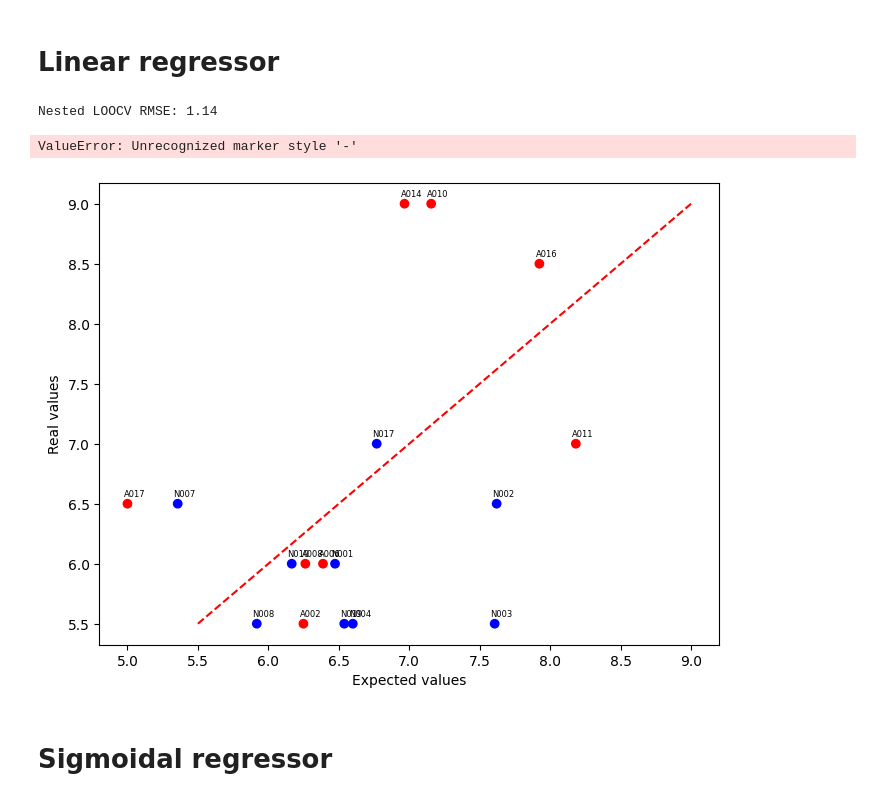
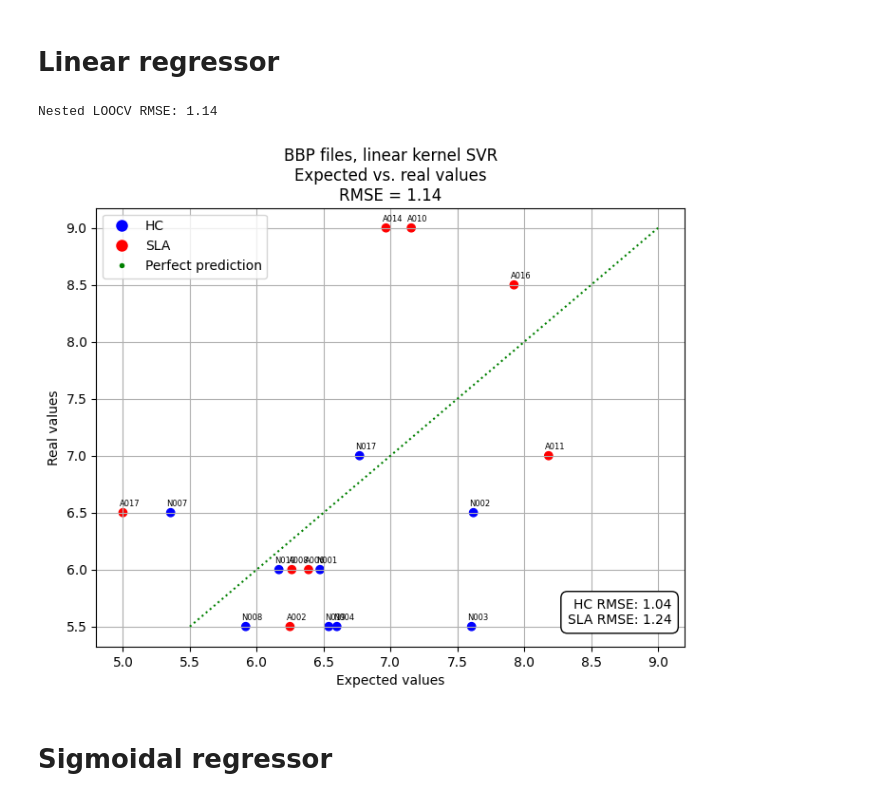
Before and after one commit to GiuseppeCurrao/Extraction-of-vocal-feature-for-ALS-speech-score-regression, a Jupyter notebook: Code/Regressor.ipynb, the cells around one changed output. Drawn from its saved outputs; the diff is of its cells as text; code cells hidden in the pictures.

```diff
--- a/Code/Regressor.ipynb
+++ b/Code/Regressor.ipynb
@@ -19,7 +19,7 @@ conf_m = bbp_dataset["conf"].T
 wer_m = bbp_dataset["wer"].T
 ID_m = bbp_dataset["ID"].T
 label_m = bbp_dataset["label"].T
-y_m = bbp_dataset["slp"].T
+y_m = bbp_dataset["slp_bbp"].T
 # %%
 def compute_max_ind(par):
     max = 0
@@ -125,41 +125,46 @@ for i in range(len(y_pred)):
         y_p[i] = y_pred[i]
 
 final_rmse = np.sqrt(mean_squared_error(y_t, y_p))
-print(f'Nested LOOCV RMSE: {final_rmse:.2f}')
-
-plt.figure(figsize=(8, 6))
-colors = ['blue' if label == 0 else 'red' for label in sample_label]
-plt.scatter(y_p, y_t, color=colors, label='Expected vs. real values')
-
-# Perfect prevision line
-plt.plot([y_t.min(), y_t.max()], [y_t.min(), y_t.max()], color='red', linestyle='--', label='Perfect prediction')
-
-text = []
-for i, id_ in enumerate(sample_ID):
-    plt.annotate(f'{id_}',
-                 (y_p[i], y_t[i]),
-                 textcoords="offset points",  # Usa coordinate di offset
-                 xytext=(5,5),  # Posiziona l'annotazione leggermente a lato e sopra il punto
-                 ha='center',  # Allinea orizzontalmente il testo
-                 fontsize=6)
-
-
-plt.xlabel('Expected values')
-plt.ylabel('Real values')
-legend_patches = legend_lines = [Line2D([0], [0], marker='o', color='w', markerfacecolor='blue', markersize=10, label='HC'),
-                Line2D([0], [0], marker='o', color='w', markerfacecolor='red', markersize=10, label='SLA'),
-                Line2D([0],[0], marker="", color='w', markerfacecolor='red', markersize=10, label='Perfect prediction')]
-
-plt.title('BBP files, linear kernel SVR\nExpected vs. real values\nRMSE = {:.2f}'.format(final_rmse))
-
-plt.legend(handles=legend_patches)
-
-plt.grid(True)
-plt.show()
-# %% [output]
-Nested LOOCV RMSE: 1.14
-ValueError: Unrecognized marker style '-'
-[figure, removed]
+# %%
+print(f'Nested LOOCV RMSE: {final_rmse:.2f}')
+
+plt.figure(figsize=(8, 6))
+colors = ['blue' if label == 0 else 'red' for label in sample_label]
+plt.scatter(y_p, y_t, color=colors, label='Expected vs. real values')
+
+# Perfect prevision line
+plt.plot([y_t.min(), y_t.max()], [y_t.min(), y_t.max()], color='green', linestyle='dotted', label='Perfect prediction')
+
+for i, id_ in enumerate(sample_ID):
+    plt.annotate(f'{id_}',
+                 (y_p[i], y_t[i]),
+                 textcoords="offset points",  # Usa coordinate di offset
+                 xytext=(5,5),  # Posiziona l'annotazione leggermente a lato e sopra il punto
+                 ha='center',  # Allinea orizzontalmente il testo
+                 fontsize=6)
+
+
+text = f"HC RMSE: {np.sqrt(mean_squared_error(y_t[:9], y_p[:9])):.2f}\nSLA RMSE: {np.sqrt(mean_squared_error(y_t[9:], y_p[9:])):.2f}"
+plt.annotate(text, xy=(1, 0), xycoords='axes fraction',
+             xytext=(-10, 15), textcoords='offset points',
+             ha='right', va='bottom', bbox=dict(boxstyle='round,pad=0.5', edgecolor='black', facecolor='white'))
+
+
+plt.xlabel('Expected values')
+plt.ylabel('Real values')
+legend_patches = legend_lines = [Line2D([0], [0], marker='o', color='w', markerfacecolor='blue', markersize=10, label='HC'),
+                Line2D([0], [0], marker='o', color='w', markerfacecolor='red', markersize=10, label='SLA'),
+                Line2D([0],[0], marker=".", color='w', markerfacecolor='green', markersize=10, label='Perfect prediction')]
+
+plt.title('BBP files, linear kernel SVR\nExpected vs. real values\nRMSE = {:.2f}'.format(final_rmse))
+
+plt.legend(handles=legend_patches)
+
+plt.grid(True)
+plt.show()
+# %% [output]
+Nested LOOCV RMSE: 1.14
+[figure, added]
 # %% [markdown]
 # Sigmoidal regressor
 # %%
```
Also changed, not shown: parts of 4 cells of this notebook, 12 other files.
